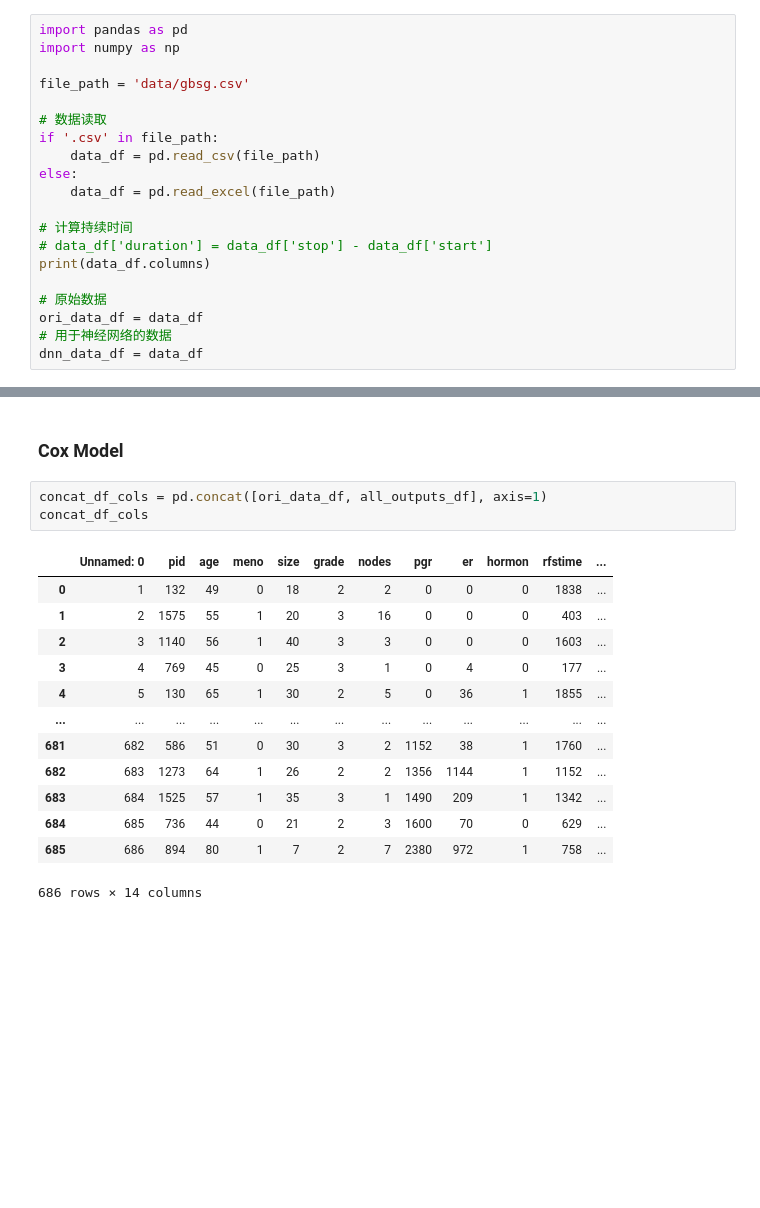
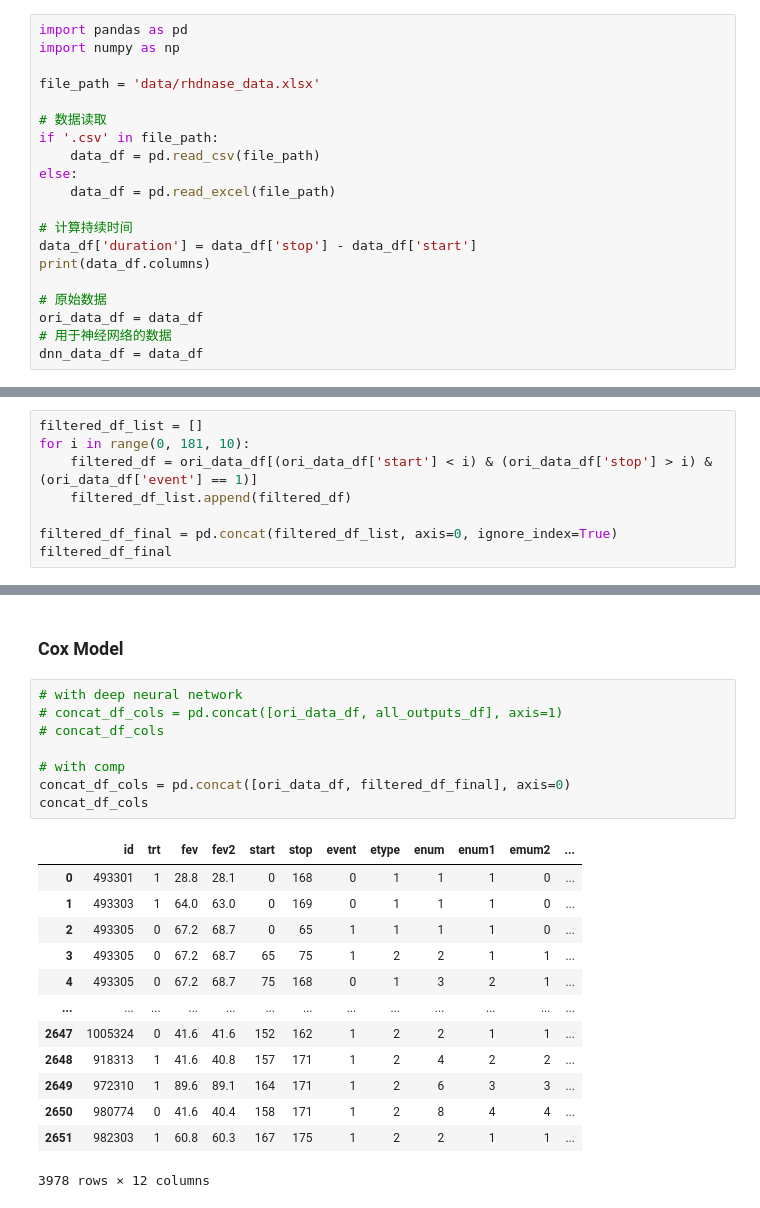
Before and after one commit to MPX0222/PG-Assignments, a Jupyter notebook: JNU-0223/main.ipynb, the cells around one changed output, grey strips where cells are left out. Cells and saved outputs as stored; diff of their text form; blank space fills up the shorter version.

```diff
--- a/JNU-0223/main.ipynb
+++ b/JNU-0223/main.ipynb
@@ -29,7 +11,7 @@ Note: you may need to restart the kernel to use updated packages.
 import pandas as pd
 import numpy as np
 
-file_path = 'data/gbsg.csv'
+file_path = 'data/rhdnase_data.xlsx'
 
 # 数据读取
 if '.csv' in file_path:
@@ -38,7 +20,7 @@ else:
     data_df = pd.read_excel(file_path)
 
 # 计算持续时间
-# data_df['duration'] = data_df['stop'] - data_df['start']
+data_df['duration'] = data_df['stop'] - data_df['start']
 print(data_df.columns)
 
 # 原始数据
@@ -67,0 +52,8 @@ dnn_data_df
+# %%
+filtered_df_list = []
+for i in range(0, 181, 10):
+    filtered_df = ori_data_df[(ori_data_df['start'] < i) & (ori_data_df['stop'] > i) & (ori_data_df['event'] == 1)]
+    filtered_df_list.append(filtered_df)
+
+filtered_df_final = pd.concat(filtered_df_list, axis=0, ignore_index=True)
+filtered_df_final
@@ -181,22 +194,27 @@ torch.Size([686, 2])
 # %% [markdown]
 ### Cox Model
 # %%
-concat_df_cols = pd.concat([ori_data_df, all_outputs_df], axis=1)
+# with deep neural network
+# concat_df_cols = pd.concat([ori_data_df, all_outputs_df], axis=1)
+# concat_df_cols
+
+# with comp
+concat_df_cols = pd.concat([ori_data_df, filtered_df_final], axis=0)
 concat_df_cols
 # %% [output]
-|  | Unnamed: 0 | pid | age | meno | size | grade | nodes | pgr | er | hormon | rfstime | ... |
-| 0 | 1 | 132 | 49 | 0 | 18 | 2 | 2 | 0 | 0 | 0 | 1838 | ... |
-| 1 | 2 | 1575 | 55 | 1 | 20 | 3 | 16 | 0 | 0 | 0 | 403 | ... |
-| 2 | 3 | 1140 | 56 | 1 | 40 | 3 | 3 | 0 | 0 | 0 | 1603 | ... |
-| 3 | 4 | 769 | 45 | 0 | 25 | 3 | 1 | 0 | 4 | 0 | 177 | ... |
-| 4 | 5 | 130 | 65 | 1 | 30 | 2 | 5 | 0 | 36 | 1 | 1855 | ... |
+|  | id | trt | fev | fev2 | start | stop | event | etype | enum | enum1 | emum2 | ... |
+| 0 | 493301 | 1 | 28.8 | 28.1 | 0 | 168 | 0 | 1 | 1 | 1 | 0 | ... |
+| 1 | 493303 | 1 | 64.0 | 63.0 | 0 | 169 | 0 | 1 | 1 | 1 | 0 | ... |
+| 2 | 493305 | 0 | 67.2 | 68.7 | 0 | 65 | 1 | 1 | 1 | 1 | 0 | ... |
+| 3 | 493305 | 0 | 67.2 | 68.7 | 65 | 75 | 1 | 2 | 2 | 1 | 1 | ... |
+| 4 | 493305 | 0 | 67.2 | 68.7 | 75 | 168 | 0 | 1 | 3 | 2 | 1 | ... |
 | ... | ... | ... | ... | ... | ... | ... | ... | ... | ... | ... | ... | ... |
-| 681 | 682 | 586 | 51 | 0 | 30 | 3 | 2 | 1152 | 38 | 1 | 1760 | ... |
-| 682 | 683 | 1273 | 64 | 1 | 26 | 2 | 2 | 1356 | 1144 | 1 | 1152 | ... |
-| 683 | 684 | 1525 | 57 | 1 | 35 | 3 | 1 | 1490 | 209 | 1 | 1342 | ... |
-| 684 | 685 | 736 | 44 | 0 | 21 | 2 | 3 | 1600 | 70 | 0 | 629 | ... |
-| 685 | 686 | 894 | 80 | 1 | 7 | 2 | 7 | 2380 | 972 | 1 | 758 | ... |
+| 2647 | 1005324 | 0 | 41.6 | 41.6 | 152 | 162 | 1 | 2 | 2 | 1 | 1 | ... |
+| 2648 | 918313 | 1 | 41.6 | 40.8 | 157 | 171 | 1 | 2 | 4 | 2 | 2 | ... |
+| 2649 | 972310 | 1 | 89.6 | 89.1 | 164 | 171 | 1 | 2 | 6 | 3 | 3 | ... |
+| 2650 | 980774 | 0 | 41.6 | 40.4 | 158 | 171 | 1 | 2 | 8 | 4 | 4 | ... |
+| 2651 | 982303 | 1 | 60.8 | 60.3 | 167 | 175 | 1 | 2 | 2 | 1 | 1 | ... |
-686 rows × 14 columns
+3978 rows × 12 columns
 # %%
 from lifelines import CoxPHFitter
 
```
Also changed, not shown: parts of 8 cells of this notebook, 2 other files.
